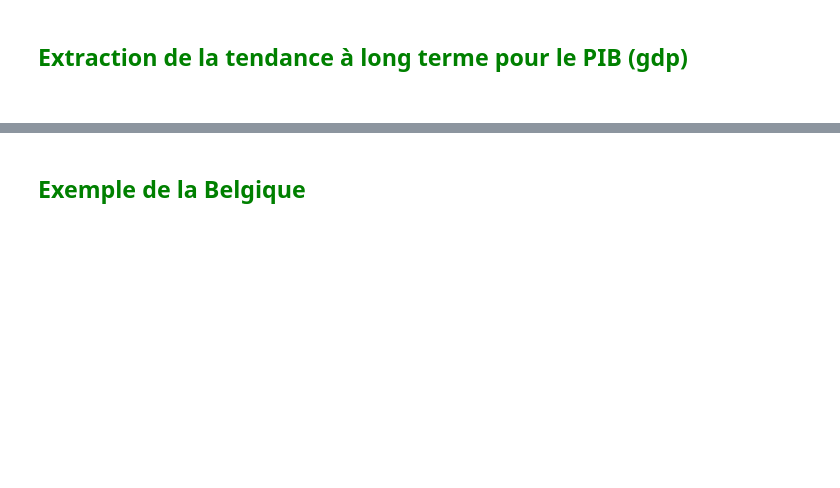
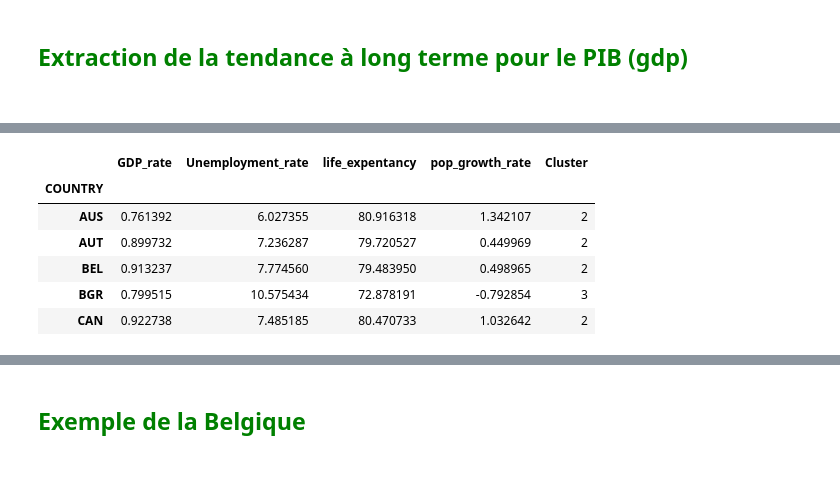
Before and after one commit to Marimar4/Projet-Python, a Jupyter notebook: monmodule/Modélisation.ipynb, the cells around one changed output, grey strips where cells are left out. Drawn from its saved outputs; the diff is of its cells as text; code cells hidden in the pictures; blank space fills up the shorter version.

```diff
--- a/monmodule/Modélisation.ipynb
+++ b/monmodule/Modélisation.ipynb
@@ -83,0 +156,12 @@ import statsmodels.api as sm
+# %%
+# on supprime d'abord les lignes ayant des valeurs manquantes
+df_cluster.dropna(inplace=True)
+df_cluster.head()
+# %% [output]
+|  | GDP_rate | Unemployment_rate | life_expentancy | pop_growth_rate | Cluster |
+| COUNTRY |  |  |  |  |  |
+| AUS | 0.761392 | 6.027355 | 80.916318 | 1.342107 | 2 |
+| AUT | 0.899732 | 7.236287 | 79.720527 | 0.449969 | 2 |
+| BEL | 0.913237 | 7.774560 | 79.483950 | 0.498965 | 2 |
+| BGR | 0.799515 | 10.575434 | 72.878191 | -0.792854 | 3 |
+| CAN | 0.922738 | 7.485185 | 80.470733 | 1.032642 | 2 |
```
Also changed, not shown: parts of 39 cells of this notebook.
